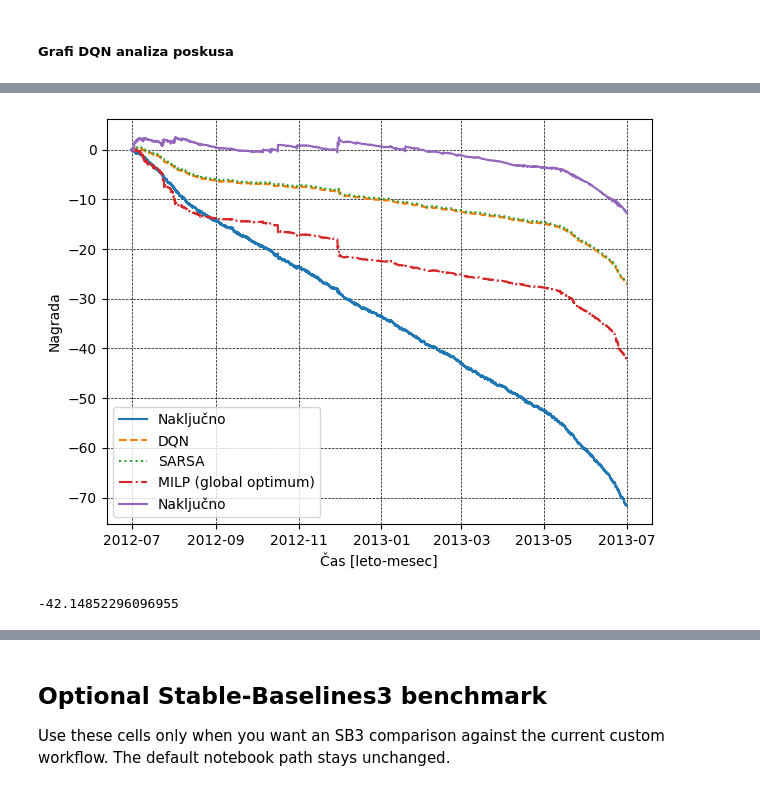
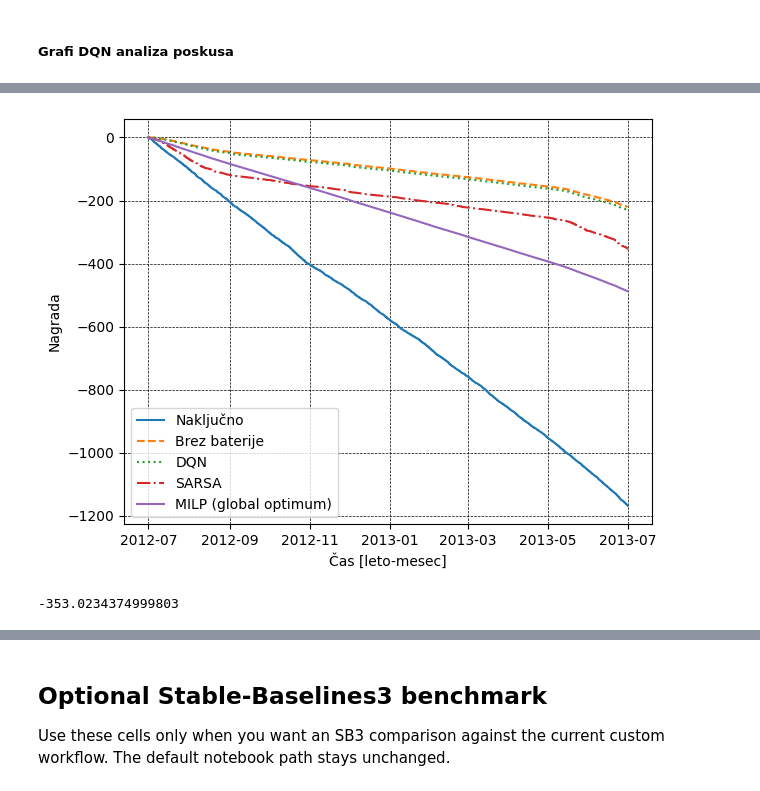
Before and after one commit to laandra/Household-RL, a Jupyter notebook: smart_home_nanogrid_DQN.ipynb, the cells around one changed output, grey strips where cells are left out. Cells and saved outputs as stored; diff of their text form; code cells hidden in the pictures.

Commit message:
Fiksing abug with the MILP reward calculation. Now it uses the function from the env.

```diff
--- a/smart_home_nanogrid_DQN.ipynb
+++ b/smart_home_nanogrid_DQN.ipynb
@@ -964,7 +969,15 @@ def objective(trial):
     lr_t = trial.suggest_float("lr", 1e-5, 1e-2, log=True)
     epsilon_start_t = trial.suggest_float("epsilon_start", 0.8, 1.0)
     epsilon_end_t = trial.suggest_float("epsilon_end", 0.01, 0.15)
-    epsilon_decay_t = trial.suggest_float("epsilon_decay", 1e-6, 2e-4, log=True)
+    total_steps = OPT_EPISODES * OPT_HORIZON
+
+    # Optimize the *fraction* of the total steps where epsilon should hit its minimum.
+    # For example, we want exploration to end somewhere between 30% and 80% into the trial.
+    exploration_fraction = trial.suggest_float("exploration_fraction", 0.3, 0.8)
+    steps_to_decay = total_steps * exploration_fraction
+     # Calculate the precise linear decay rate per step
+    epsilon_decay_t = (epsilon_start_t - epsilon_end_t) / steps_to_decay
+    #epsilon_decay_t = trial.suggest_float("epsilon_decay", 1e-6, 2e-4, log=True)
     batch_size_t = trial.suggest_categorical("batch_size", [32, 64, 96, 128])
     fc1_t = 512 * 1        #trial.suggest_categorical("fc1_dims", [128, 256, 512])
     fc2_t = 256 * 1       #trial.suggest_categorical("fc2_dims", [64, 128, 256])
@@ -1036,7 +1049,7 @@ def objective(trial):
 
 study = optuna.create_study(
     direction="maximize",
-    pruner=optuna.pruners.MedianPruner(n_startup_trials=5, n_warmup_steps=5),
+    pruner=optuna.pruners.MedianPruner(n_startup_trials=20, n_warmup_steps=40),
 )
 
 print("Starting hyperparameter optimization...")
@@ -1049,6 +1062,6 @@ print(f"Best value: {study.best_trial.value:.4f}")
 
 best_params = study.best_trial.params
 
-#plot_optimization_history(study).show()
-#plot_param_importances(study).show()
+plot_optimization_history(study).show()
+plot_param_importances(study).show()
 # %% [output]
@@ -1099,7 +1115,7 @@ else:
     base_dir = Path(".")
 
 # Path combining handles the slashes automatically (e.g., '\' for Windows, '/' for Mac/Colab)
-best_param_loc = base_dir / "Optimized hyperparameters" / "N001Fc100Bu95Bk20velikNN-ausgrid123-GYM.json"
+best_param_loc = base_dir / "Optimized hyperparameters" / "N001Fc100Bu95Bk20velikNN-ausgrid123-GYM-updated-optuna2.json"
 
 # Save best Optuna parameters to file
 with open(best_param_loc, "w") as f:
@@ -1227,7 +1243,7 @@ for i in range(10):
 
     print(f'Ponovitev {i}')
     train = Learning_DQN(reset = True)
-    nagradaDQN , placiloDQN, baterijaDQN, NagradaKapaciteta, NagradaSprememba, NagradaPlacilo = Learning_DQN(ucenje = False, ponovitev = 100)
+    nagradaDQN , placiloDQN, baterijaDQN, NagradaKapaciteta, NagradaSprememba, NagradaPlacilo = Learning_DQN(ucenje = False)
     nagradaDQN_stara = nagradaDQN[-1]
     print(f'Nagrada po optimizaciji {nagradaDQN[-1]}')
     print(f'Cena po optimizaciji {placiloDQN[-1]}')
@@ -1892,21 +1920,21 @@ Placilo z MILP (Teoretični Optimum): 20.40379503124242
 # %%
 ### CELL 65: Primerjava skupne nagrade po različnih metodah
 
 #plt.plot(range(len(agent_test.NagradaSkupno)),  nakljucni_agent.NagradaSkupno, 'r')
 #plt.plot(range(len(agent_test.NagradaSkupno)), agent_test.NagradaSkupno, 'b')
 # nakljucni_agent_NagradaSkupno = np.array(nakljucni_agent.NagradaSkupno)/1
 alternating_agent_NagradaSkupno = np.array(alternating_agent.NagradaSkupno)/1
 Y = [nakljucni_nagradaDQN,agent_brez_baterije.NagradaSkupno, nagradaDQN, agent_test.NagradaSkupno, df_milp["Cum_RL_Reward"].to_numpy()]
 X = nakljucni_agent.Date
 X_label = 'Čas [leto-mesec]'
 Y_label = 'Nagrada'
-Legenda = ['Naključno','DQN','SARSA', 'MILP (global optimum)']
+Legenda = ['Naključno', 'Brez baterije', 'DQN', 'SARSA', 'MILP (global optimum)']
 Naslov = 'Primerjava nagrad SARSA in DQN'
 plotMultiY(X, Y, X_label, [Y_label],Legenda ,Naslov, save_pdf = save_pdf, save = save_png)
 print(agent_test.NagradaSkupno[-1])
 # %% [output]
-[figure, old version]
+[figure, new version]
--42.14852296096955
+-353.0234374999803
 # %%
 ### CELL 62: Primerjava stanja baterije
 Y = [nakljucni_agent.NapolnjenostBaterije, baterijaDQN, alternating_agent.NapolnjenostBaterije, df_milp["SOC_kWh"].to_numpy()]
```
Also changed, not shown: parts of 34 cells of this notebook, 2 other files.
